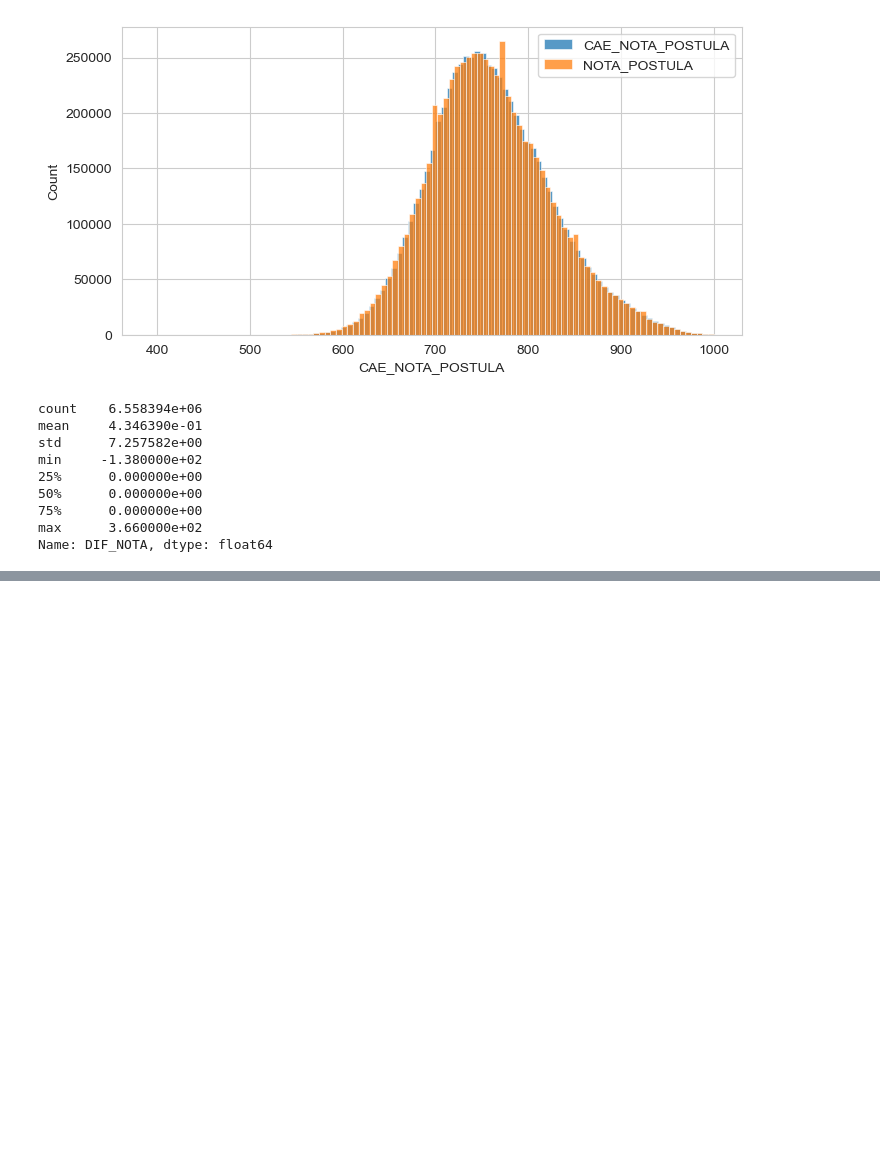
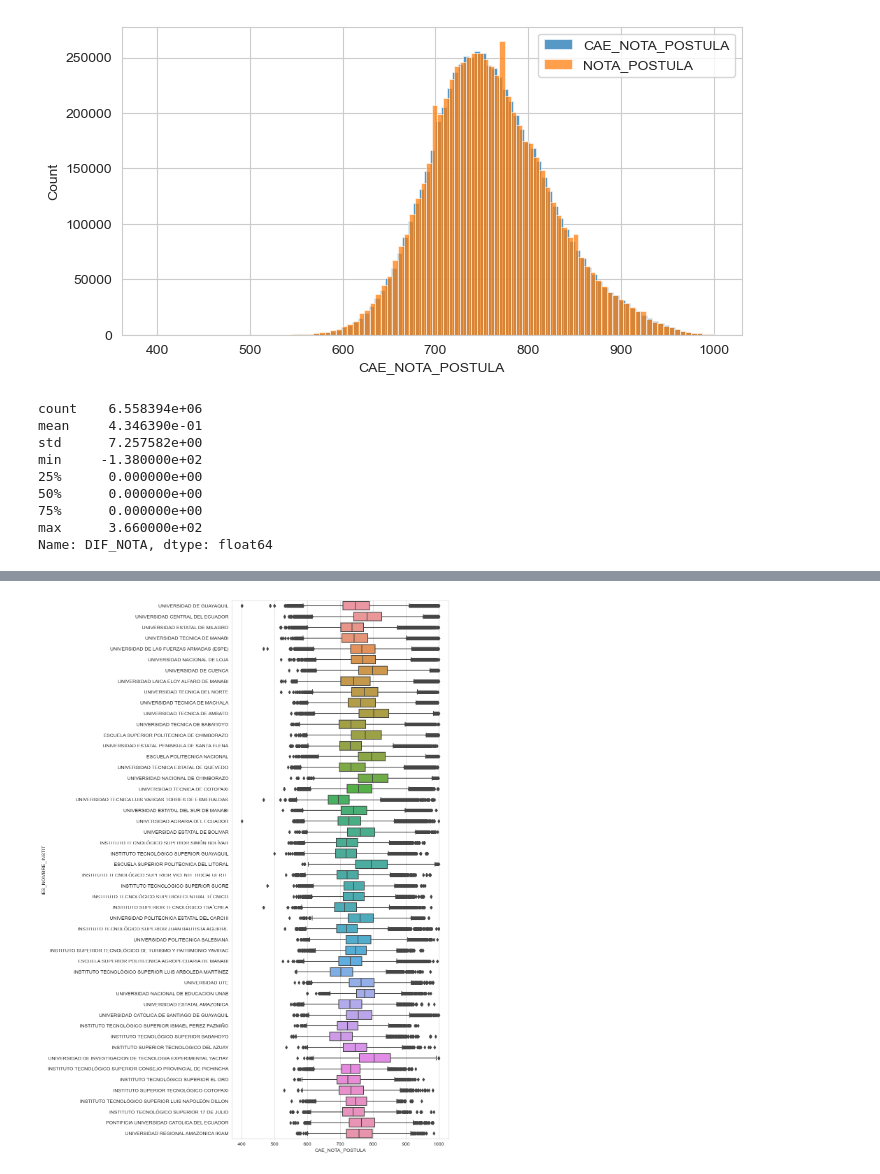
Before and after one commit to mayait/investigacion_senescyt, a Jupyter notebook: postulaciones.ipynb, the cells around one changed output, grey strips where cells are left out. Cells and saved outputs as stored; diff of their text form; code cells hidden in the pictures; blank space fills up the shorter version.

```diff
--- a/postulaciones.ipynb
+++ b/postulaciones.ipynb
@@ -211,0 +288,7 @@ Name: DIF_NOTA, dtype: float64
+# %%
+# Garfica un boxplot de CAE_NOTA_POSTULA por IES_NOMBRE_INSTIT, top 10
+plt.figure(figsize=(8,20))
+sns.boxplot(y='IES_NOMBRE_INSTIT', x='CAE_NOTA_POSTULA', data=postulaciones, order=postulaciones['IES_NOMBRE_INSTIT'].value_counts().iloc[:50].index)
+plt.show()
+# %% [output]
+[figure, added]
```
Also changed, not shown: parts of 14 cells of this notebook.
